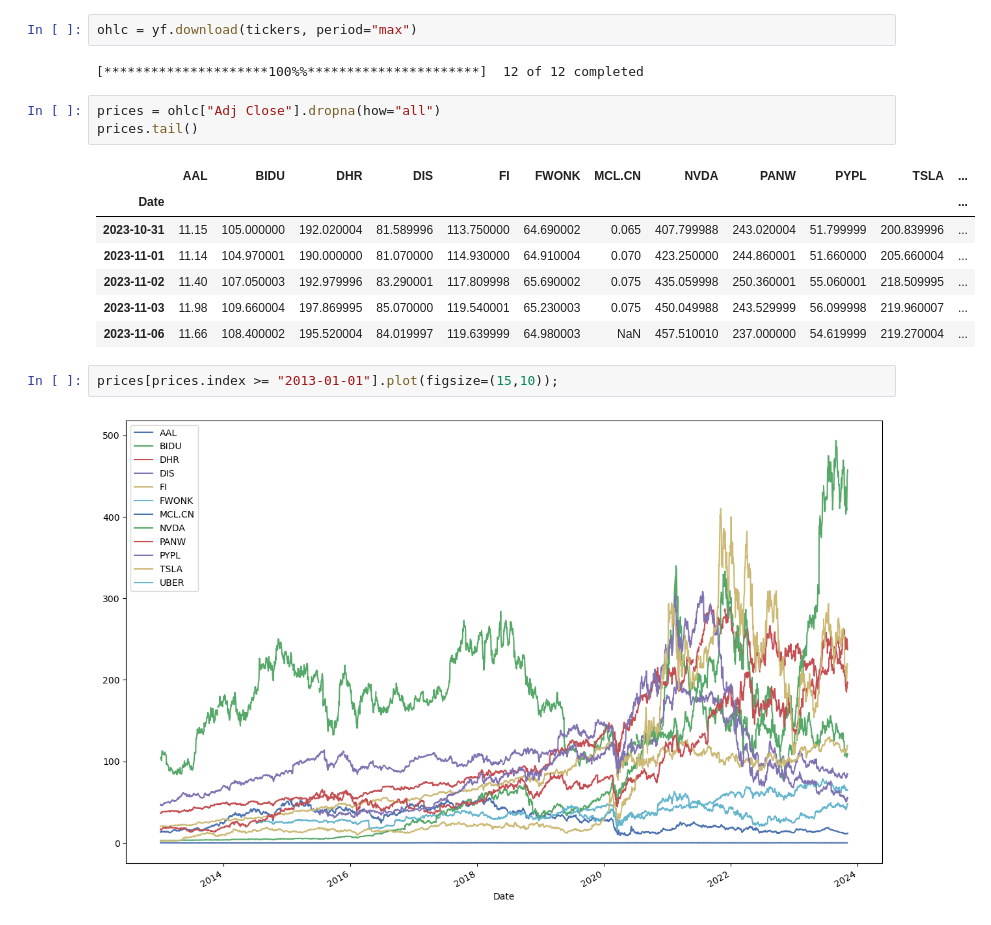
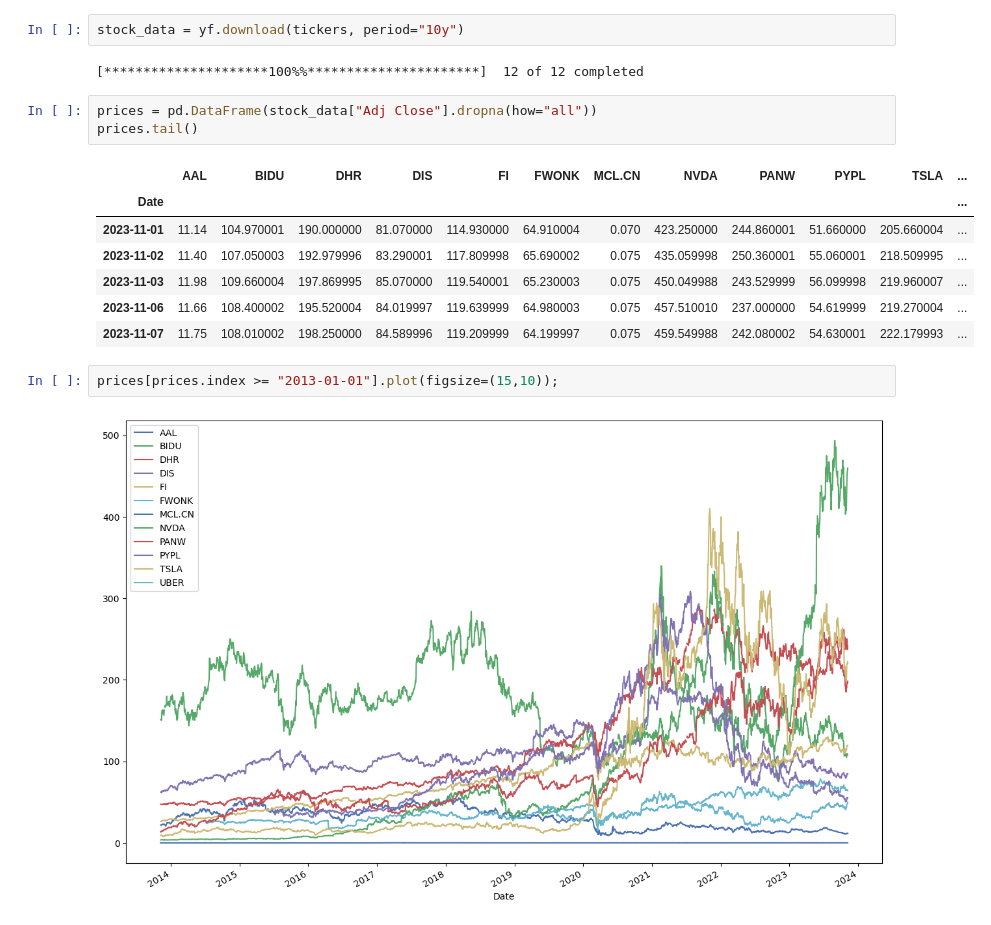
Before and after one commit to sosamartin/PRJCT, a Jupyter notebook: project example.ipynb, the cells around one changed output. Saved outputs shown, nothing was run; the diff lists cells and outputs as text.

```diff
--- a/project example.ipynb
+++ b/project example.ipynb
@@ -40,24 +42,24 @@ from pypfopt.discrete_allocation import DiscreteAllocation, get_latest_prices
 # %%
 tickers = ["TSLA", "BIDU", "NVDA", "AAL", "PYPL", "UBER", "DIS", "DHR", "PANW","FWONK","MCL.CN","FI"]
 # %%
-ohlc = yf.download(tickers, period="max")
+stock_data = yf.download(tickers, period="10y")
 # %% [output]
 [*********************100%%**********************]  12 of 12 completed
 # %%
-prices = ohlc["Adj Close"].dropna(how="all")
+prices = pd.DataFrame(stock_data["Adj Close"].dropna(how="all"))
 prices.tail()
 # %% [output]
 |  | AAL | BIDU | DHR | DIS | FI | FWONK | MCL.CN | NVDA | PANW | PYPL | TSLA | ... |
 | Date |  |  |  |  |  |  |  |  |  |  |  | ... |
-| 2023-10-31 | 11.15 | 105.000000 | 192.020004 | 81.589996 | 113.750000 | 64.690002 | 0.065 | 407.799988 | 243.020004 | 51.799999 | 200.839996 | ... |
 | 2023-11-01 | 11.14 | 104.970001 | 190.000000 | 81.070000 | 114.930000 | 64.910004 | 0.070 | 423.250000 | 244.860001 | 51.660000 | 205.660004 | ... |
 | 2023-11-02 | 11.40 | 107.050003 | 192.979996 | 83.290001 | 117.809998 | 65.690002 | 0.075 | 435.059998 | 250.360001 | 55.060001 | 218.509995 | ... |
 | 2023-11-03 | 11.98 | 109.660004 | 197.869995 | 85.070000 | 119.540001 | 65.230003 | 0.075 | 450.049988 | 243.529999 | 56.099998 | 219.960007 | ... |
-| 2023-11-06 | 11.66 | 108.400002 | 195.520004 | 84.019997 | 119.639999 | 64.980003 | NaN | 457.510010 | 237.000000 | 54.619999 | 219.270004 | ... |
+| 2023-11-06 | 11.66 | 108.400002 | 195.520004 | 84.019997 | 119.639999 | 64.980003 | 0.075 | 457.510010 | 237.000000 | 54.619999 | 219.270004 | ... |
+| 2023-11-07 | 11.75 | 108.010002 | 198.250000 | 84.589996 | 119.209999 | 64.199997 | 0.075 | 459.549988 | 242.080002 | 54.630001 | 222.179993 | ... |
 # %%
 prices[prices.index >= "2013-01-01"].plot(figsize=(15,10));
 # %% [output]
-[figure, old version]
+[figure, new version]
 # %%
 sample_cov = risk_models.sample_cov(prices, frequency=252)
 sample_cov
```
Also changed, not shown: parts of 16 cells of this notebook.
